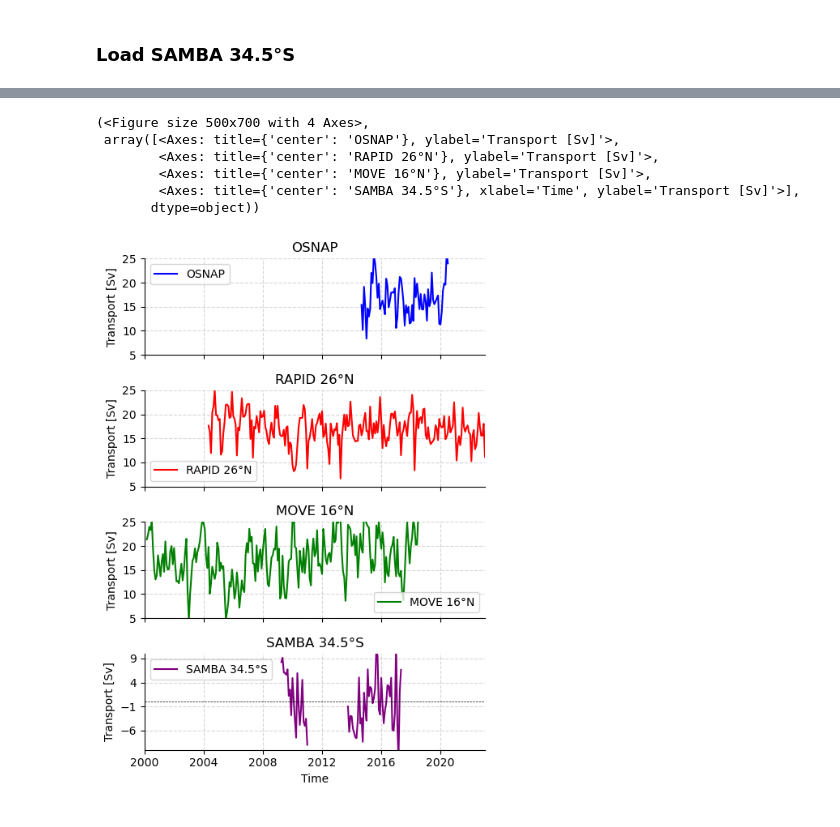
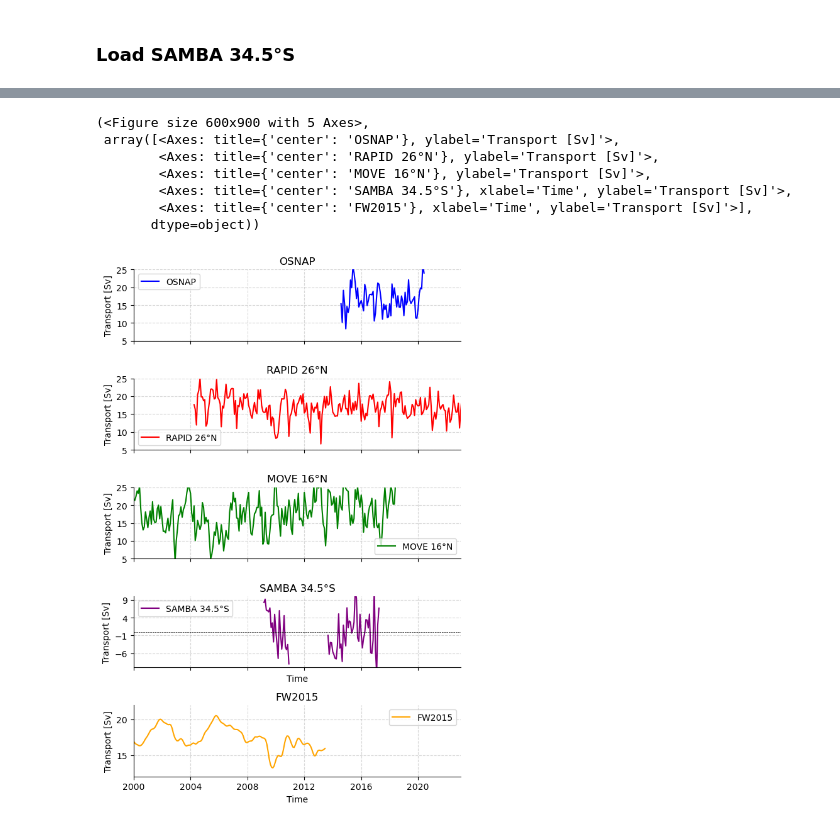
Before and after one commit to eleanorfrajka/MOC-transport, a Jupyter notebook: demo-output.ipynb, the cells around one changed output, grey strips where cells are left out. Drawn from its saved outputs; the diff is of its cells as text; code cells hidden in the pictures.

```diff
--- a/demo-output.ipynb
+++ b/demo-output.ipynb
@@ -394,0 +306,5 @@ ax.grid(True, linestyle="--", alpha=0.5)
+# %%
+datasetsfw2015 = readers.load_dataset("fw2015")
+standardfw2015 = [
+    standardise.standardise_fw2015(ds, ds.attrs["source_file"]) for ds in datasetsfw2015
+]
@@ -395,19 +405,22 @@ ax.grid(True, linestyle="--", alpha=0.5)
 # %%
 plotters.plot_monthly_anomalies(
-    osnap_data=ds_osnap["MOC_ALL"],
-    rapid_data=ds_rapid["moc_mar_hc10"],
-    move_data=-ds_move["TRANSPORT_TOTAL"],
+    osnap_data=standardOSNAP[0]["MOC_ALL"],
+    rapid_data=standardRAPID[2]["moc_mar_hc10"],
+    move_data=-standardMOVE[0]["TRANSPORT_TOTAL"],
     samba_data=standardSAMBA[1]["MOC"],
+    fw2015_data=standardfw2015[0]["MOC_PROXY"],
     osnap_label="OSNAP",
     rapid_label="RAPID 26°N",
     move_label="MOVE 16°N",
     samba_label="SAMBA 34.5°S",
+    fw2015_label="FW2015",
 )
 # %% [output]
-(<Figure size 500x700 with 4 Axes>,
+(<Figure size 600x900 with 5 Axes>,
  array([<Axes: title={'center': 'OSNAP'}, ylabel='Transport [Sv]'>,
         <Axes: title={'center': 'RAPID 26°N'}, ylabel='Transport [Sv]'>,
         <Axes: title={'center': 'MOVE 16°N'}, ylabel='Transport [Sv]'>,
-        <Axes: title={'center': 'SAMBA 34.5°S'}, xlabel='Time', ylabel='Transport [Sv]'>],
+        <Axes: title={'center': 'SAMBA 34.5°S'}, xlabel='Time', ylabel='Transport [Sv]'>,
+        <Axes: title={'center': 'FW2015'}, xlabel='Time', ylabel='Transport [Sv]'>],
        dtype=object))
-[figure, old version]
+[figure, new version]
```
Also changed, not shown: parts of 16 cells of this notebook, 18 other files.
